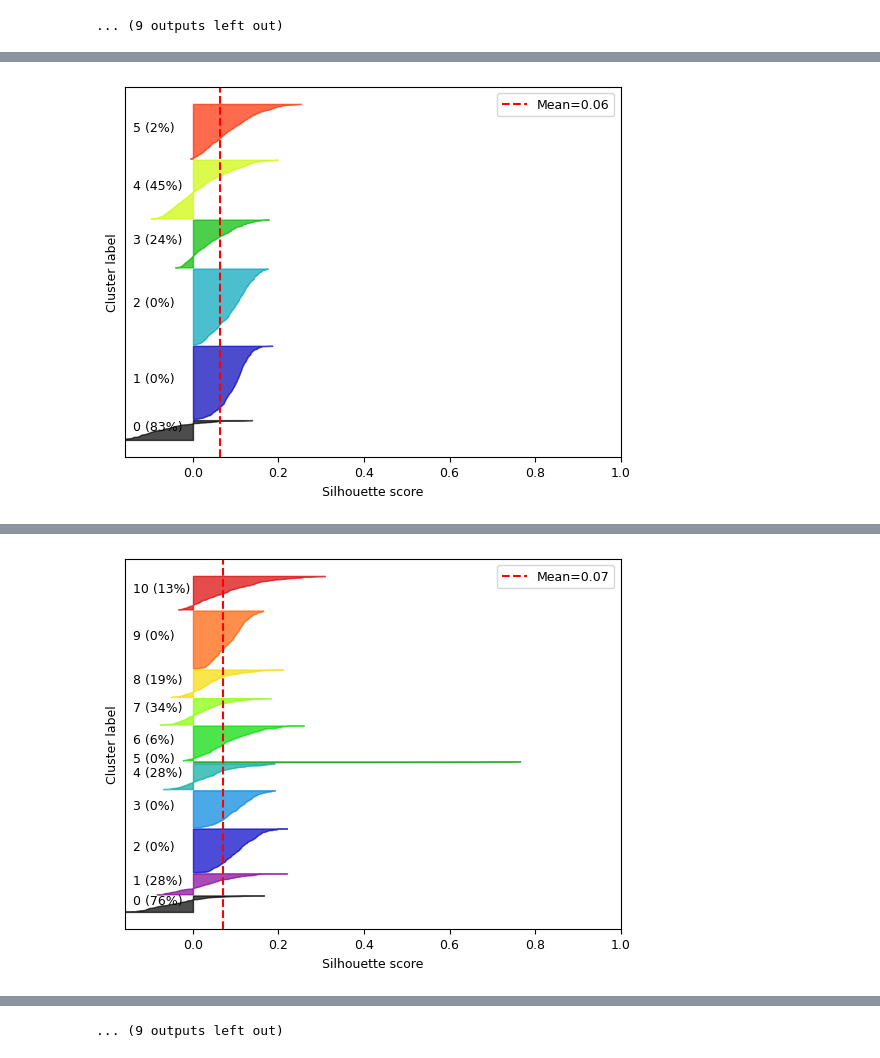
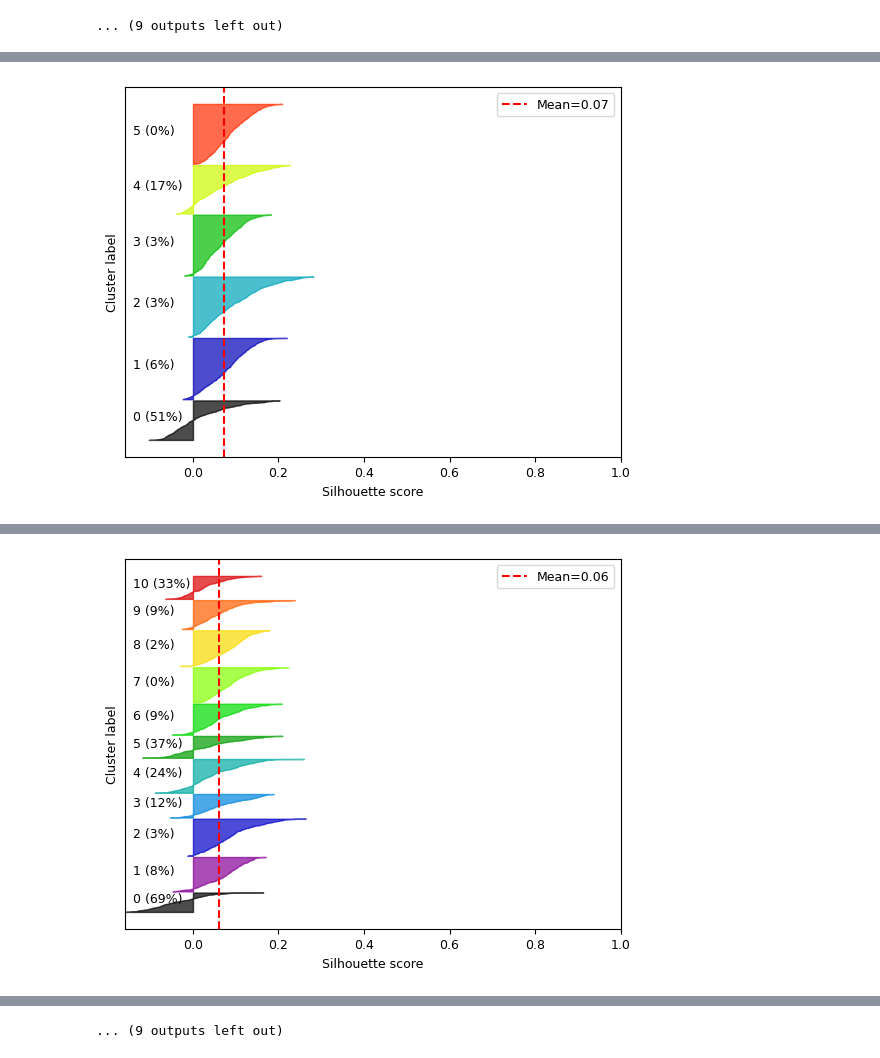
Before and after one commit to python211223/fairness-aware-classification, a Jupyter notebook: fair_classification.ipynb, the cells around one changed output, grey strips where cells are left out. Drawn from its saved outputs; the diff is of its cells as text; code cells hidden in the pictures.

```diff
--- a/fair_classification.ipynb
+++ b/fair_classification.ipynb
@@ -59,6 +59,7 @@ def ordinal_encode(df_copy, enc_cols):
     """
 
     df = df_copy.copy()
+    all_cols = list(df)
     oe = OrdinalEncoder()
     # Remove missing values before encoding because missing values are also encoded!
     x_enc = oe.fit_transform(df[enc_cols]).astype(int)
@@ -66,6 +67,8 @@ def ordinal_encode(df_copy, enc_cols):
     # Need to reset index of df, because index of pd.DataFrame(x_enc, columns=enc_cols) is also resetted
     df = df.reset_index(drop=True)
     df[enc_cols] = pd.DataFrame(x_enc, columns=enc_cols)
+    # Change order of columns to original order
+    df = df[all_cols]
     return df
 # %% [markdown]
 ### Data exploration
@@ -230,7 +233,7 @@ def get_d_unfair(df, cat_cols, e=None, n_bins=[10], print_vc=False, export=False
         d_unfairs_df = d_unfairs_df.iloc[0, 0]
     return d_unfairs_df
 # %%
-def cdd_me(df, w, cat_cols, nom_cols, k_opt, n_bins=[10]):
+def cdp_me(df, w, cat_cols, nom_cols, k_opt, n_bins=[10]):
     """
     Plots silhouette scores per cluster for a different number of clusters using k-means clustering and
     calculates D_u for each cluster for the optimal number of clusters
@@ -247,10 +250,13 @@ def cdd_me(df, w, cat_cols, nom_cols, k_opt, n_bins=[10]):
 
     df_copy = df.copy()
     x = df_copy.iloc[:, 2:]
+    # Reset column indices, because df contains indices for the class label and sensitive attribute too
+    x.columns = range(x.columns.size)
     x = x.iloc[:, np.where(w > 0.01)[0]]
     nom_cols_01 = [value for value in x.columns if value in nom_cols]
 
     if nom_cols_01:
+        print(nom_cols_01)
         enc = OneHotEncoder()
         # Remove missing values before encoding because missing values are also encoded!
         x_enc = enc.fit_transform(x[nom_cols_01])
@@ -303,10 +309,12 @@ def cdd_me(df, w, cat_cols, nom_cols, k_opt, n_bins=[10]):
     df_copy['cluster'] = KMeans(n_clusters=k_opt, random_state=state, n_init='auto').fit(x_s).labels_
     print(f"Silhouette score for k={k_opt}: {round(silhouette_score(x_s, df_copy['cluster']), 2)}")
 
+    d_all = []
     d_u = []
     for label in df_copy['cluster'].unique():
-        d_u.append(round(
-            get_d_unfair(df_copy.loc[df_copy['cluster'] == label], cat_cols, n_bins=n_bins), 2))
+        d_all.append(round(get_d_all(df_copy.loc[df_copy['cluster'] == label]), 2))
+        d_u.append(round(get_d_unfair(df_copy.loc[df_copy['cluster'] == label], cat_cols, n_bins=n_bins), 2))
+    print(f'D_all in each cluster: {d_all}')
     print(f'D_u in each cluster: {d_u}')
     print(f"Cluster sizes:\n{df_copy['cluster'].value_counts()}")
     return
@@ -1350,5 +1387,5 @@ cdd_me(df_compas, w_compas, cat_cols_compas, nom_cols_compas, 6, [6])
 [figure]
 ... (9 outputs left out)
 # %%
-cdd_me(df_ar, w_ar, cat_cols_ar, nom_cols_ar, 3)
+cdp_me(df_ar, w_ar, cat_cols_ar, nom_cols_ar, 2)
 # %% [output]
@@ -1359 +1396 @@ cdd_me(df_ar, w_ar, cat_cols_ar, nom_cols_ar, 3)
-[figure, old version]
+[figure, new version]
@@ -1364 +1401 @@ cdd_me(df_ar, w_ar, cat_cols_ar, nom_cols_ar, 3)
-[figure, old version]
+[figure, new version]
```
Also changed, not shown: parts of 12 cells of this notebook.
